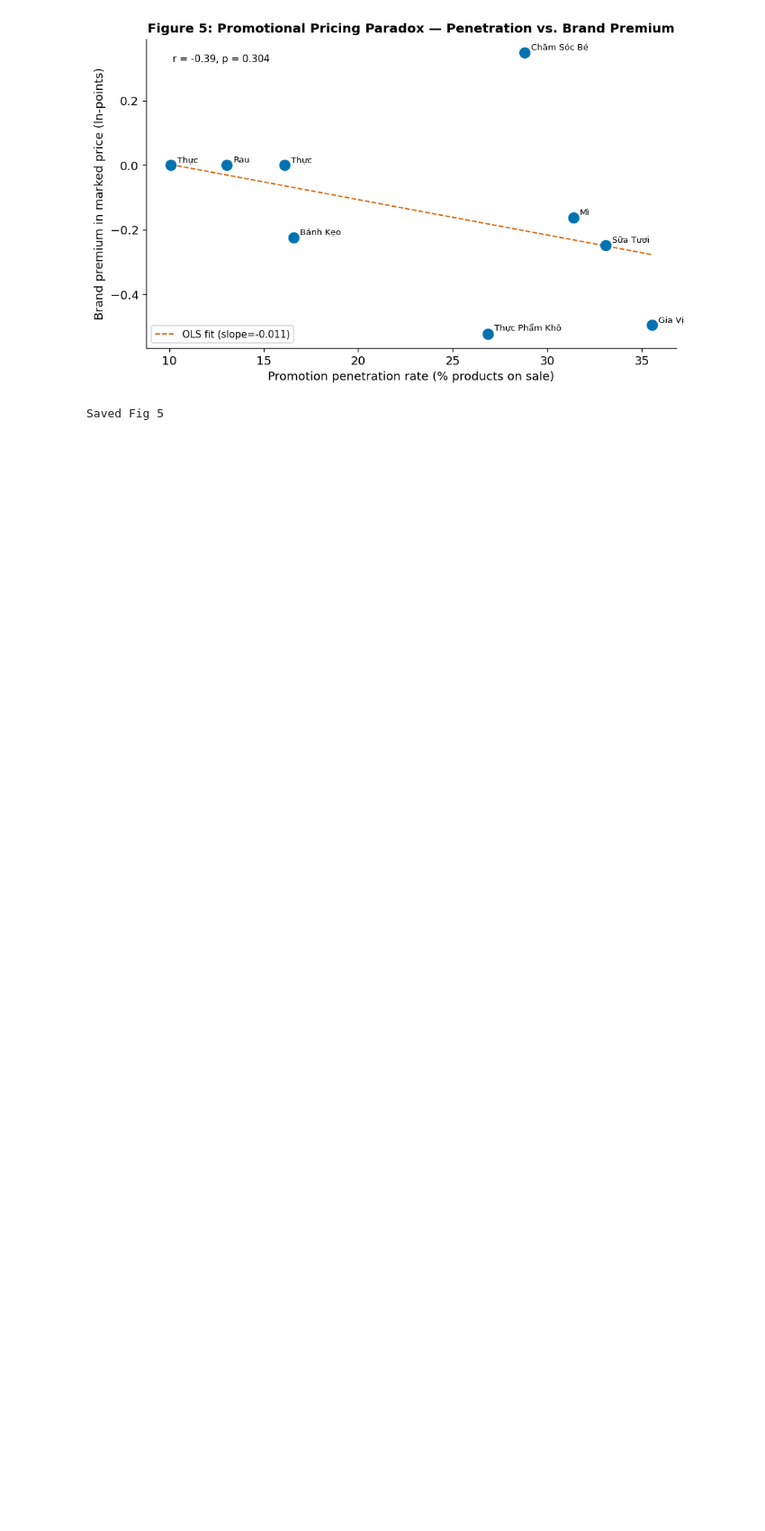
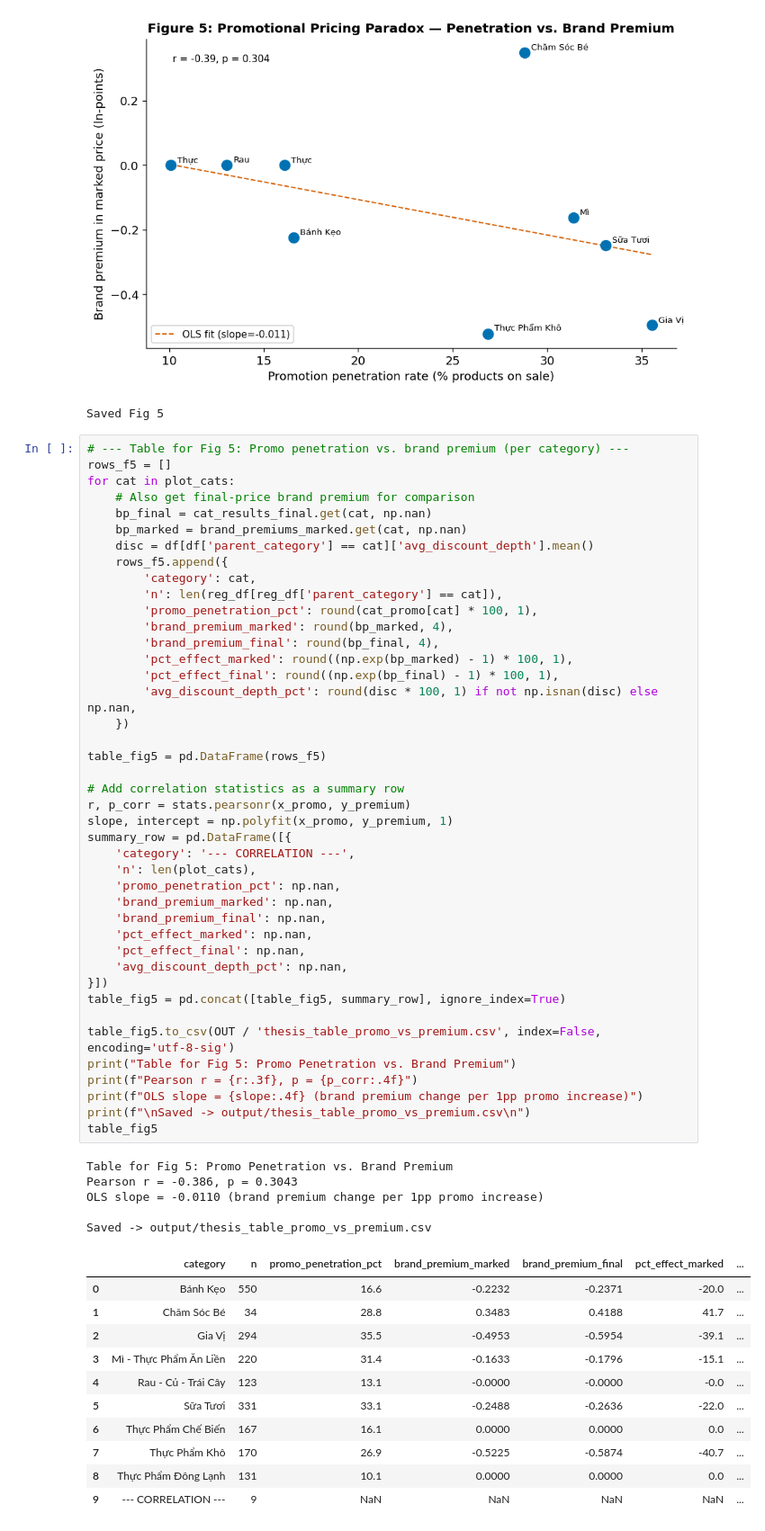
Before and after one commit to AureliaMei/Online-Food-Price, a Jupyter notebook: notebooks/visualize_hedonic.ipynb, the cells around one changed output. Shown at 90% size. Saved outputs shown, nothing was run; the diff lists cells and outputs as text; blank space fills up the shorter version.

```diff
--- a/notebooks/visualize_hedonic.ipynb
+++ b/notebooks/visualize_hedonic.ipynb
@@ -339,4 +567,63 @@ print("Saved Fig 5")
 # %% [output]
 [figure]
 Saved Fig 5
+# %%
+# --- Table for Fig 5: Promo penetration vs. brand premium (per category) ---
+rows_f5 = []
+for cat in plot_cats:
+    # Also get final-price brand premium for comparison
+    bp_final = cat_results_final.get(cat, np.nan)
+    bp_marked = brand_premiums_marked.get(cat, np.nan)
+    disc = df[df['parent_category'] == cat]['avg_discount_depth'].mean()
+    rows_f5.append({
+        'category': cat,
+        'n': len(reg_df[reg_df['parent_category'] == cat]),
+        'promo_penetration_pct': round(cat_promo[cat] * 100, 1),
+        'brand_premium_marked': round(bp_marked, 4),
+        'brand_premium_final': round(bp_final, 4),
+        'pct_effect_marked': round((np.exp(bp_marked) - 1) * 100, 1),
+        'pct_effect_final': round((np.exp(bp_final) - 1) * 100, 1),
+        'avg_discount_depth_pct': round(disc * 100, 1) if not np.isnan(disc) else np.nan,
+    })
+
+table_fig5 = pd.DataFrame(rows_f5)
+
+# Add correlation statistics as a summary row
+r, p_corr = stats.pearsonr(x_promo, y_premium)
+slope, intercept = np.polyfit(x_promo, y_premium, 1)
+summary_row = pd.DataFrame([{
+    'category': '--- CORRELATION ---',
+    'n': len(plot_cats),
+    'promo_penetration_pct': np.nan,
+    'brand_premium_marked': np.nan,
+    'brand_premium_final': np.nan,
+    'pct_effect_marked': np.nan,
+    'pct_effect_final': np.nan,
+    'avg_discount_depth_pct': np.nan,
+}])
+table_fig5 = pd.concat([table_fig5, summary_row], ignore_index=True)
+
+table_fig5.to_csv(OUT / 'thesis_table_promo_vs_premium.csv', index=False, encoding='utf-8-sig')
+print("Table for Fig 5: Promo Penetration vs. Brand Premium")
+print(f"Pearson r = {r:.3f}, p = {p_corr:.4f}")
+print(f"OLS slope = {slope:.4f} (brand premium change per 1pp promo increase)")
+print(f"\nSaved -> output/thesis_table_promo_vs_premium.csv\n")
+table_fig5
+# %% [output]
+Table for Fig 5: Promo Penetration vs. Brand Premium
+Pearson r = -0.386, p = 0.3043
+OLS slope = -0.0110 (brand premium change per 1pp promo increase)
+
+Saved -> output/thesis_table_promo_vs_premium.csv
+|  | category | n | promo_penetration_pct | brand_premium_marked | brand_premium_final | pct_effect_marked | ... |
+| 0 | Bánh Kẹo | 550 | 16.6 | -0.2232 | -0.2371 | -20.0 | ... |
+| 1 | Chăm Sóc Bé | 34 | 28.8 | 0.3483 | 0.4188 | 41.7 | ... |
+| 2 | Gia Vị | 294 | 35.5 | -0.4953 | -0.5954 | -39.1 | ... |
+| 3 | Mì - Thực Phẩm Ăn Liền | 220 | 31.4 | -0.1633 | -0.1796 | -15.1 | ... |
+| 4 | Rau - Củ - Trái Cây | 123 | 13.1 | -0.0000 | -0.0000 | -0.0 | ... |
+| 5 | Sữa Tươi | 331 | 33.1 | -0.2488 | -0.2636 | -22.0 | ... |
+| 6 | Thực Phẩm Chế Biến | 167 | 16.1 | 0.0000 | 0.0000 | 0.0 | ... |
+| 7 | Thực Phẩm Khô | 170 | 26.9 | -0.5225 | -0.5874 | -40.7 | ... |
+| 8 | Thực Phẩm Đông Lạnh | 131 | 10.1 | 0.0000 | 0.0000 | 0.0 | ... |
+| 9 | --- CORRELATION --- | 9 | NaN | NaN | NaN | NaN | ... |
 # %%
```
Also changed, not shown: parts of 6 cells of this notebook, 11 other files.
